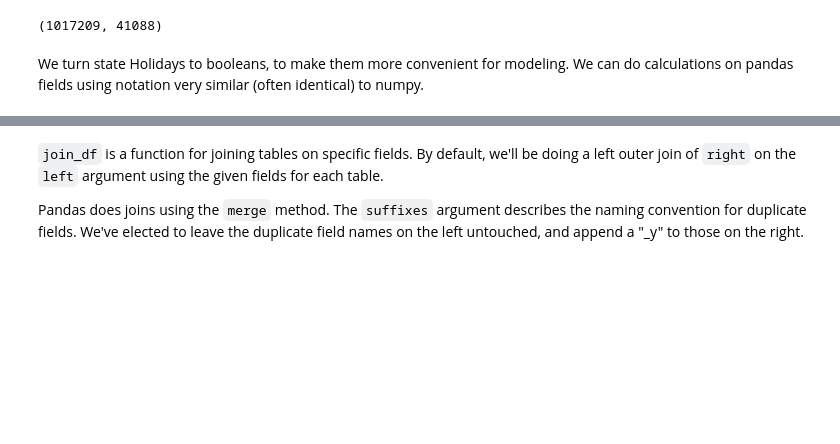
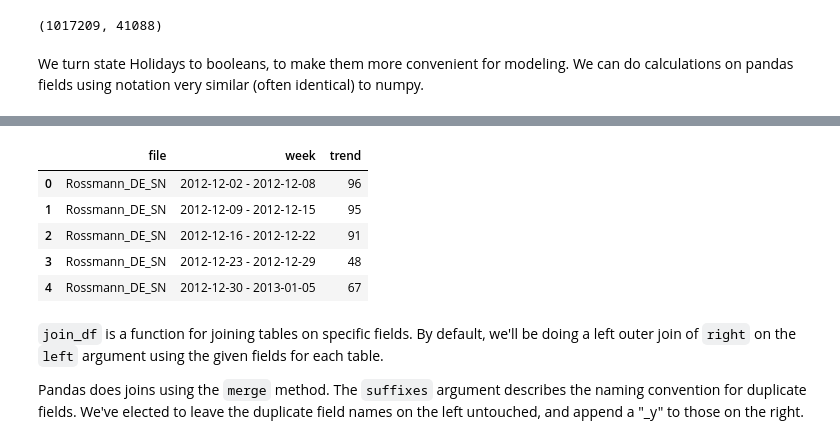
Before and after one commit to mengwangk/course-v3, a Jupyter notebook: nbs/dl1/rossman_data_clean.ipynb, the cells around one changed output, grey strips where cells are left out. Cells and saved outputs as stored; diff of their text form; code cells hidden in the pictures; blank space fills up the shorter version.

```diff
--- a/nbs/dl1/rossman_data_clean.ipynb
+++ b/nbs/dl1/rossman_data_clean.ipynb
@@ -27,3 +48,12 @@ test.StateHoliday = test.StateHoliday!='0'
+# %%
+googletrend.head(5)
+# %% [output]
+|  | file | week | trend |
+| 0 | Rossmann_DE_SN | 2012-12-02 - 2012-12-08 | 96 |
+| 1 | Rossmann_DE_SN | 2012-12-09 - 2012-12-15 | 95 |
+| 2 | Rossmann_DE_SN | 2012-12-16 - 2012-12-22 | 91 |
+| 3 | Rossmann_DE_SN | 2012-12-23 - 2012-12-29 | 48 |
+| 4 | Rossmann_DE_SN | 2012-12-30 - 2013-01-05 | 67 |
 # %% [markdown]
 `join_df` is a function for joining tables on specific fields. By default, we'll be doing a left outer join of `right` on the `left` argument using the given fields for each table.
 
```
Also changed, not shown: parts of 7 cells of this notebook, 1 other file.
